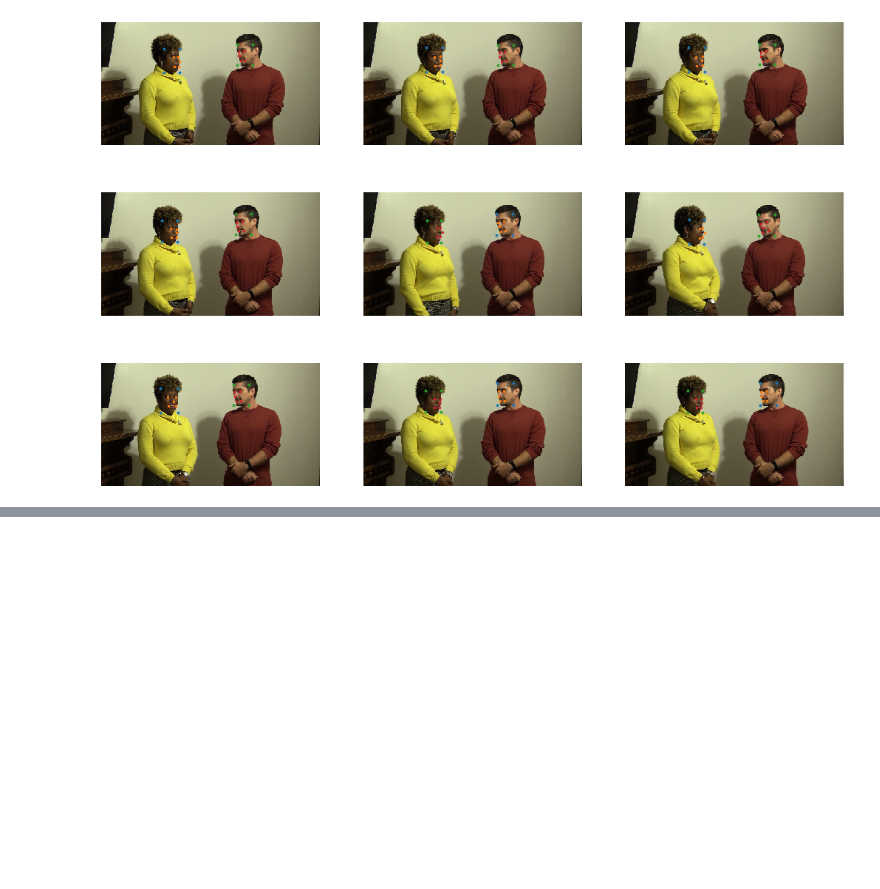
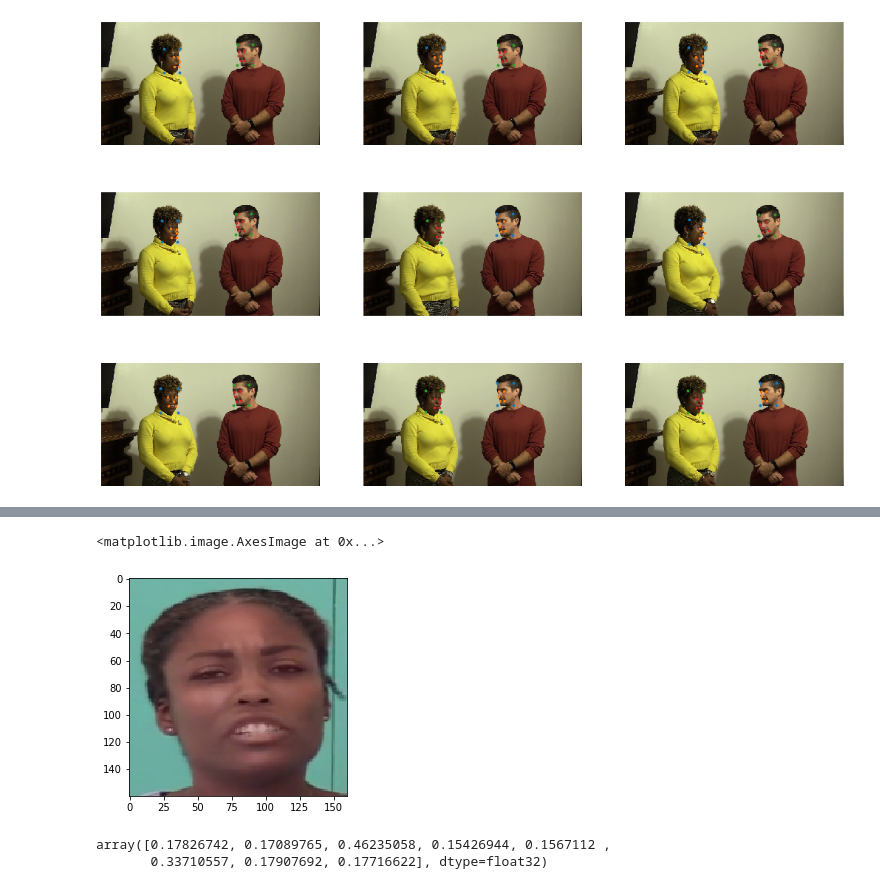
Before and after one commit to zengm71/DeepFakeChallenge, a Jupyter notebook: DeepFakeChallengeCPU.ipynb, the cells around one changed output, grey strips where cells are left out. Drawn from its saved outputs; the diff is of its cells as text; code cells hidden in the pictures; blank space fills up the shorter version.

```diff
--- a/DeepFakeChallengeCPU.ipynb
+++ b/DeepFakeChallengeCPU.ipynb
@@ -106,0 +200,6 @@ for i in range(9):
+# %%
+# Load face detector
+mtcnn = MTCNN(margin=14, keep_all=True, factor=0.5, device=device).eval()
+
+# Load facial recognition model
+resnet = InceptionResnetV1(pretrained='vggface2', device=device).eval()
@@ -106,0 +291,4 @@ for i in range(9):
+# %%
+detection_pipeline = DetectionPipeline(detector=mtcnn, batch_size=60, n_frames=6)
+
+faces = detection_pipeline(filename)
@@ -106,0 +323,5 @@ for i in range(9):
+# %%
+plt.imshow(faces[5][0].permute(1, 2, 0).int().numpy())
+# %% [output]
+<matplotlib.image.AxesImage at 0x...>
+[figure, added]
@@ -106,0 +333,5 @@ for i in range(9):
+# %%
+p_faces
+# %% [output]
+array([0.17826742, 0.17089765, 0.46235058, 0.15426944, 0.1567112 ,
+       0.33710557, 0.17907692, 0.17716622], dtype=float32)
```
Also changed, not shown: parts of 19 cells of this notebook.
